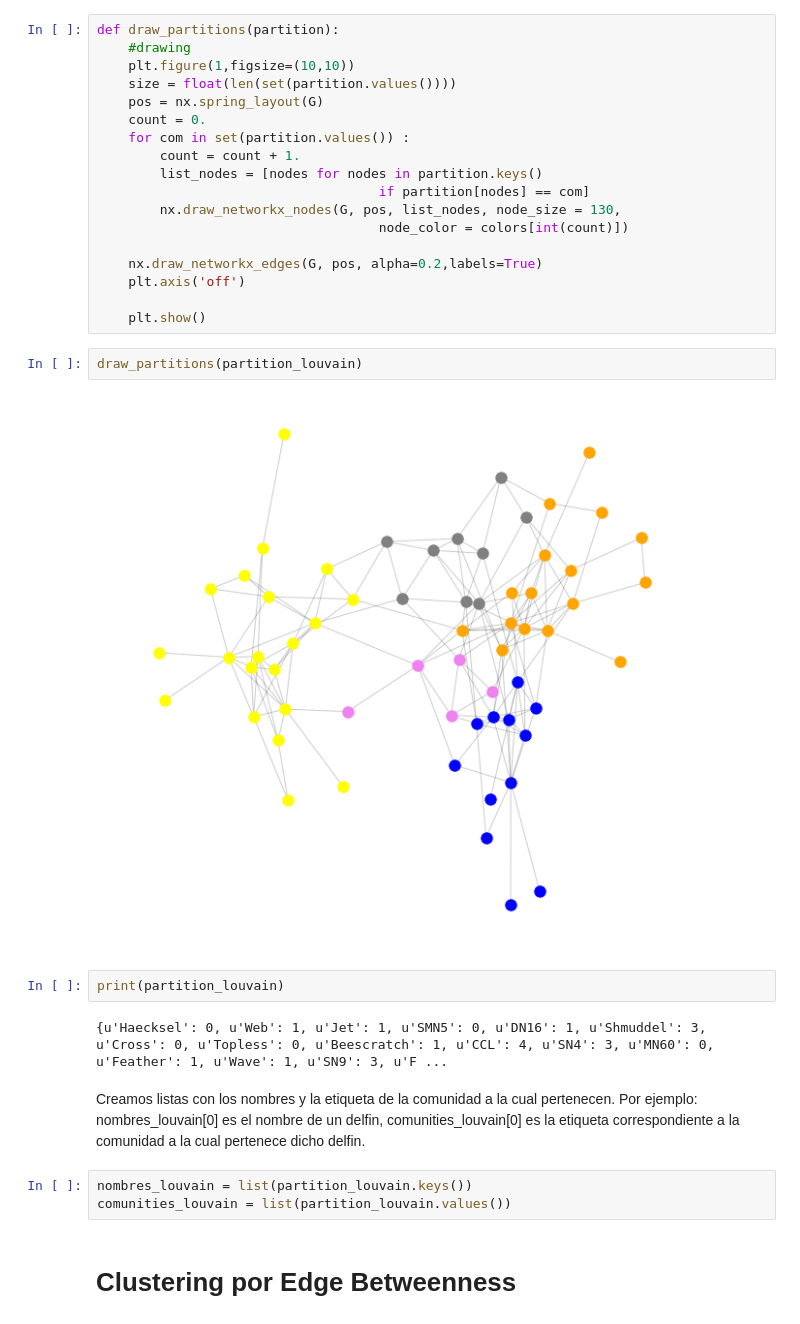
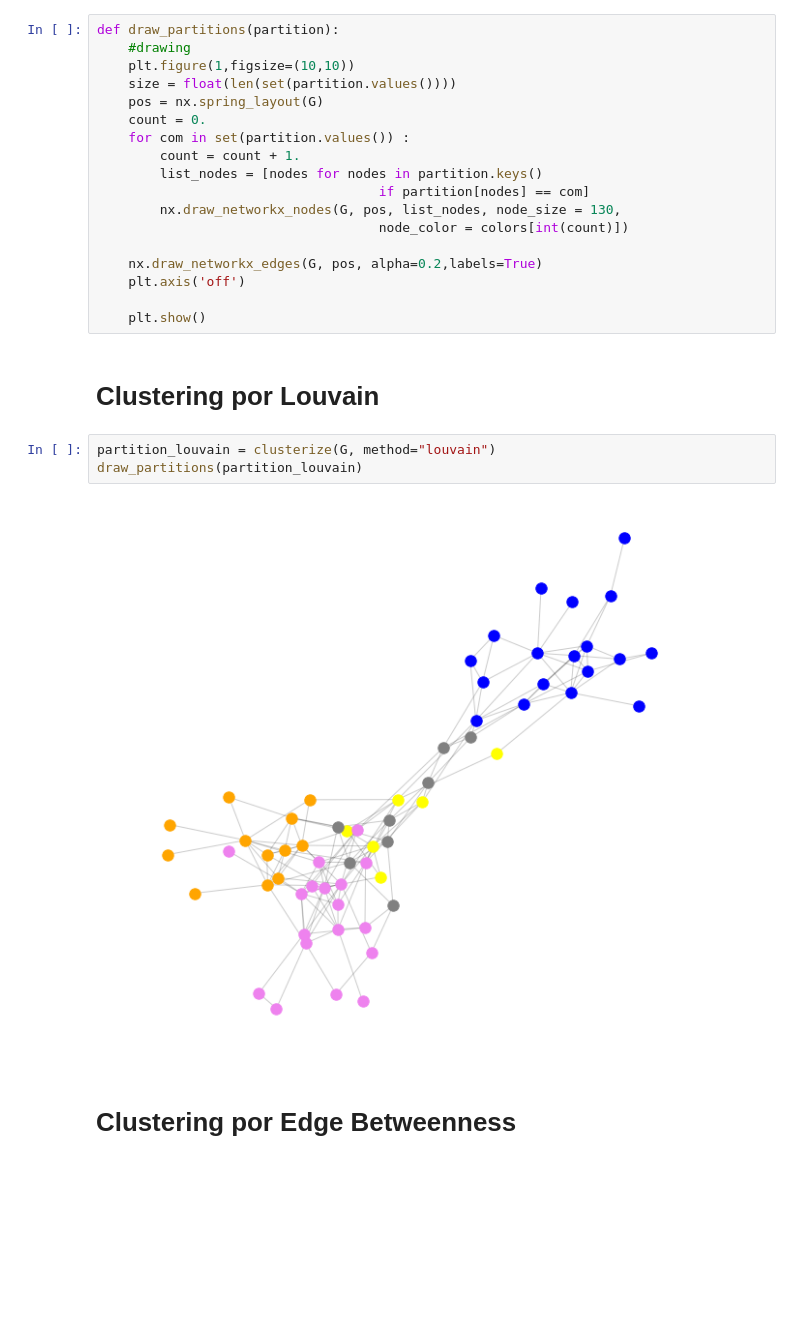
Before and after one commit to ignaciosticco/tc03, a Jupyter notebook: tc3.ipynb, the cells around one changed output. Drawn from its saved outputs; the diff is of its cells as text; blank space fills up the shorter version.

```diff
--- a/tc3.ipynb
+++ b/tc3.ipynb
@@ -111,20 +116,13 @@ def draw_partitions(partition):
     plt.axis('off')
 
     plt.show()
-# %%
-draw_partitions(partition_louvain)
-# %% [output]
-[figure, removed]
-# %%
-print(partition_louvain)
-# %% [output]
-{u'Haecksel': 0, u'Web': 1, u'Jet': 1, u'SMN5': 0, u'DN16': 1, u'Shmuddel': 3, u'Cross': 0, u'Topless': 0, u'Beescratch': 1, u'CCL': 4, u'SN4': 3, u'MN60': 0, u'Feather': 1, u'Wave': 1, u'SN9': 3, u'F ...
-# %% [markdown]
-Creamos listas con los nombres y la etiqueta de la comunidad a la cual pertenecen.
-Por ejemplo: nombres_louvain[0] es el nombre de un delfin, comunities_louvain[0] es la etiqueta correspondiente a la comunidad a la cual pertenece dicho delfin.
-# %%
-nombres_louvain = list(partition_louvain.keys())
-comunities_louvain = list(partition_louvain.values())
+# %% [markdown]
+# Clustering por Louvain
+# %%
+partition_louvain = clusterize(G, method="louvain")
+draw_partitions(partition_louvain)
+# %% [output]
+[figure, added]
 # %% [markdown]
 # Clustering por Edge Betweenness
 # %%
```
Also changed, not shown: parts of 17 cells of this notebook.
